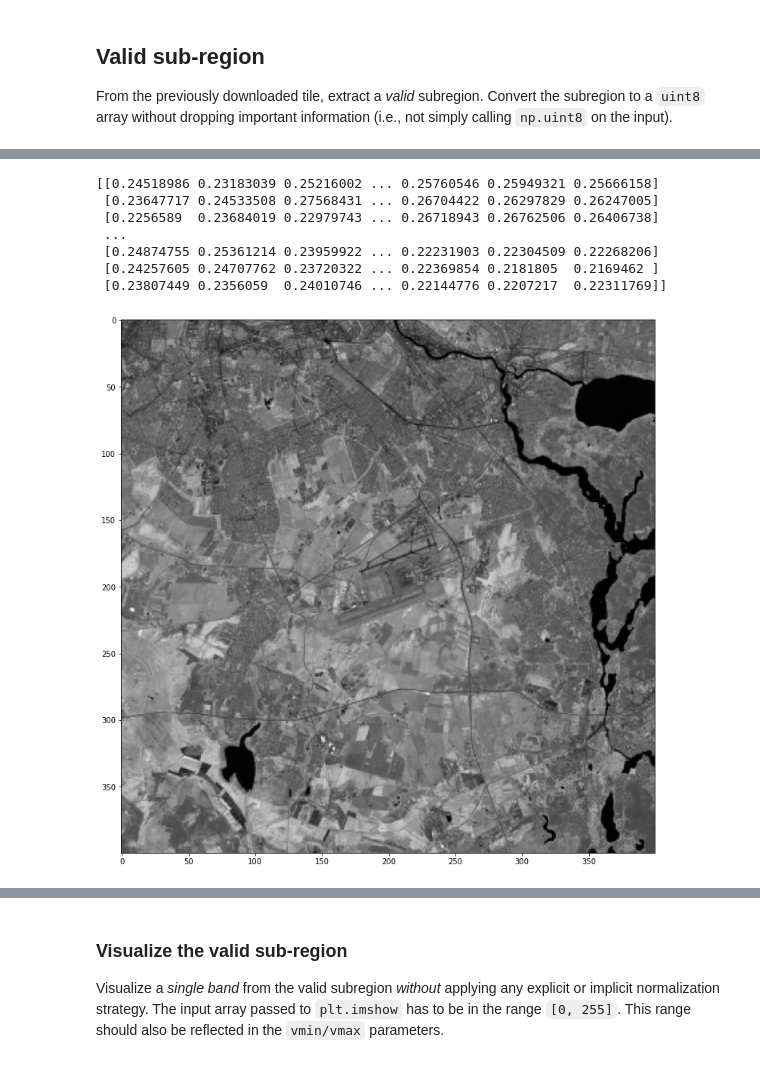
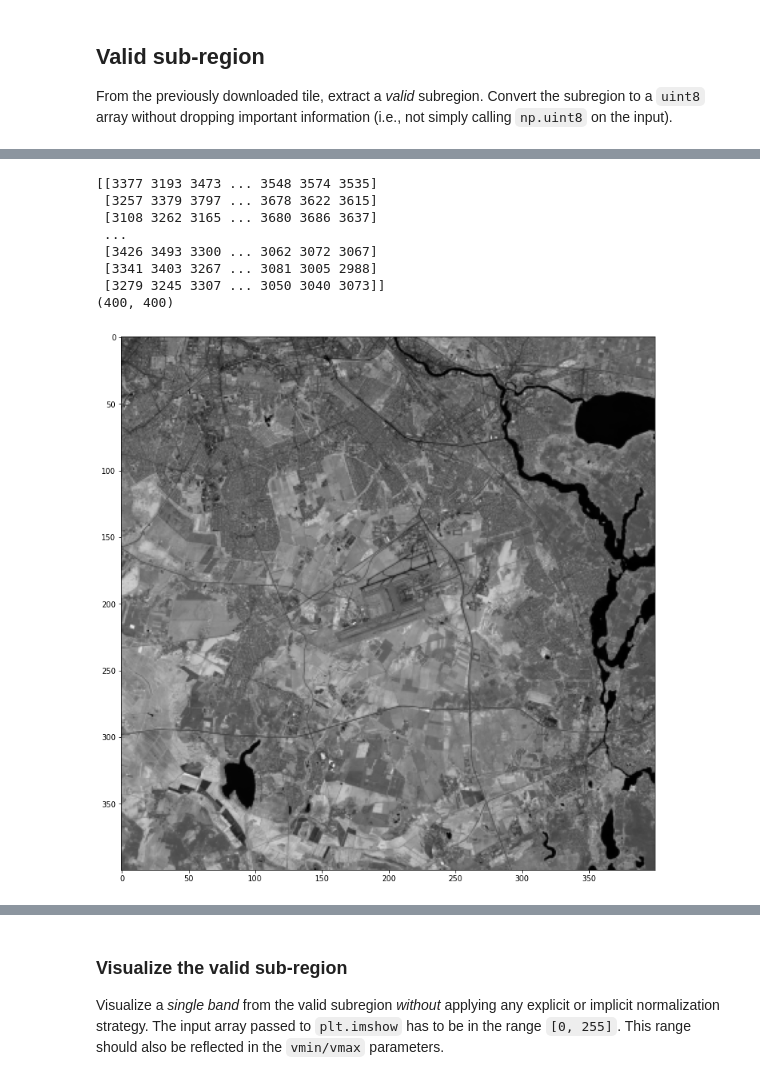
Before and after one commit to stahir01/Image-Processing-for-Remote-Sensing, a Jupyter notebook: HW01.ipynb, the cells around one changed output, grey strips where cells are left out. Saved outputs shown, nothing was run; the diff lists cells and outputs as text; code cells hidden in the pictures.

```diff
--- a/HW01.ipynb
+++ b/HW01.ipynb
@@ -276,24 +280,2 @@ plt.imshow(norm_band05, cmap ='gray')
 <matplotlib.image.AxesImage at 0x...>
 [figure]
-# %%
-#Convert that image into an array, select one of the columns of that array and  spread it in 3D data,
-
-#Select a region of an image
-from PIL import Image
-
-sub_region = norm_band05[-400:, -400:]
-plt.figure(figsize=(13, 13))
-plt.imshow(sub_region, cmap = "gray")
-
-
-#Convert image into an array, select one of the columns, and the convert back into multidimensional array
-print(sub_region)
-# %% [output]
-[[0.24518986 0.23183039 0.25216002 ... 0.25760546 0.25949321 0.25666158]
- [0.23647717 0.24533508 0.27568431 ... 0.26704422 0.26297829 0.26247005]
- [0.2256589  0.23684019 0.22979743 ... 0.26718943 0.26762506 0.26406738]
- ...
- [0.24874755 0.25361214 0.23959922 ... 0.22231903 0.22304509 0.22268206]
- [0.24257605 0.24707762 0.23720322 ... 0.22369854 0.2181805  0.2169462 ]
- [0.23807449 0.2356059  0.24010746 ... 0.22144776 0.2207217  0.22311769]]
-[figure, removed]
@@ -304,0 +282,25 @@ print(sub_region)
+# %%
+#Select a region of an image. We use the original image and not the normalized one.
+
+# Reason: Because we will normalize the array when we convert to unit8. Hence, the above normalization part can just be taken for understanding
+
+
+
+#Select a region of an image. We use the original image and not the normalized one
+from PIL import Image
+
+sub_region = band05_data[-400:, -400:]
+plt.figure(figsize=(13, 13))
+plt.imshow(sub_region, cmap = "gray")
+print(sub_region)
+print(sub_region.shape)
+# %% [output]
+[[3377 3193 3473 ... 3548 3574 3535]
+ [3257 3379 3797 ... 3678 3622 3615]
+ [3108 3262 3165 ... 3680 3686 3637]
+ ...
+ [3426 3493 3300 ... 3062 3072 3067]
+ [3341 3403 3267 ... 3081 3005 2988]
+ [3279 3245 3307 ... 3050 3040 3073]]
+(400, 400)
+[figure, added]
```
Also changed, not shown: parts of 4 cells of this notebook.
